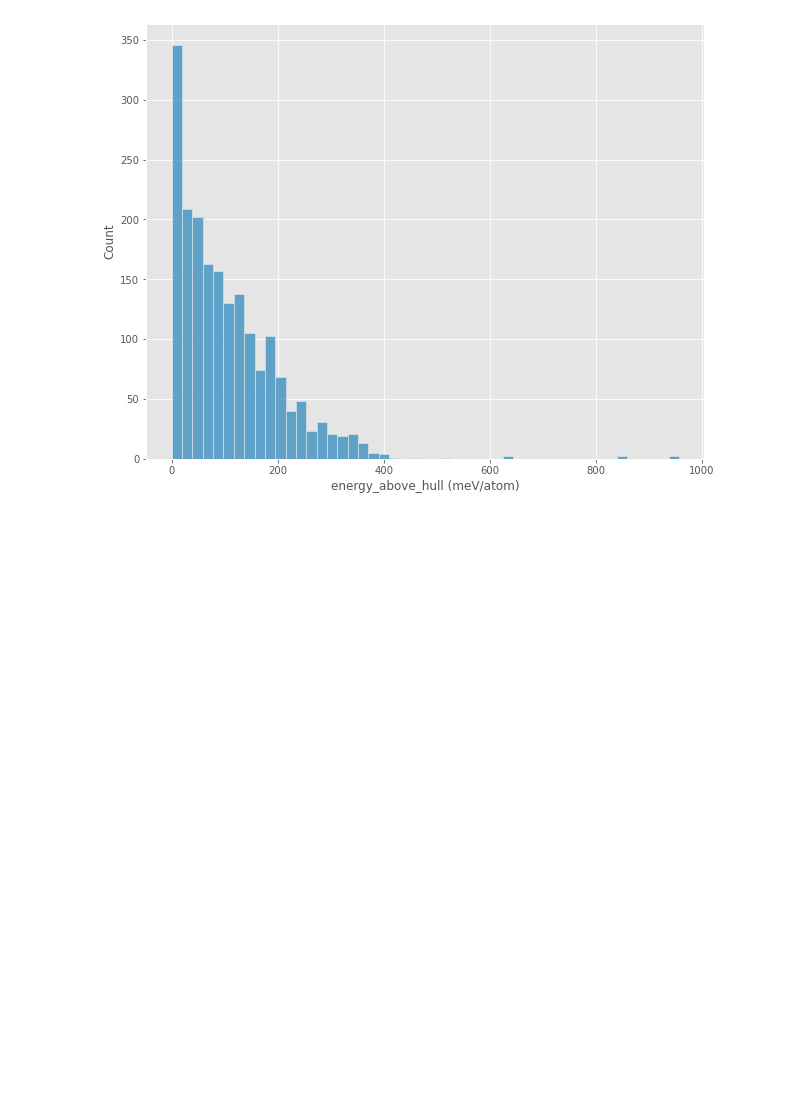
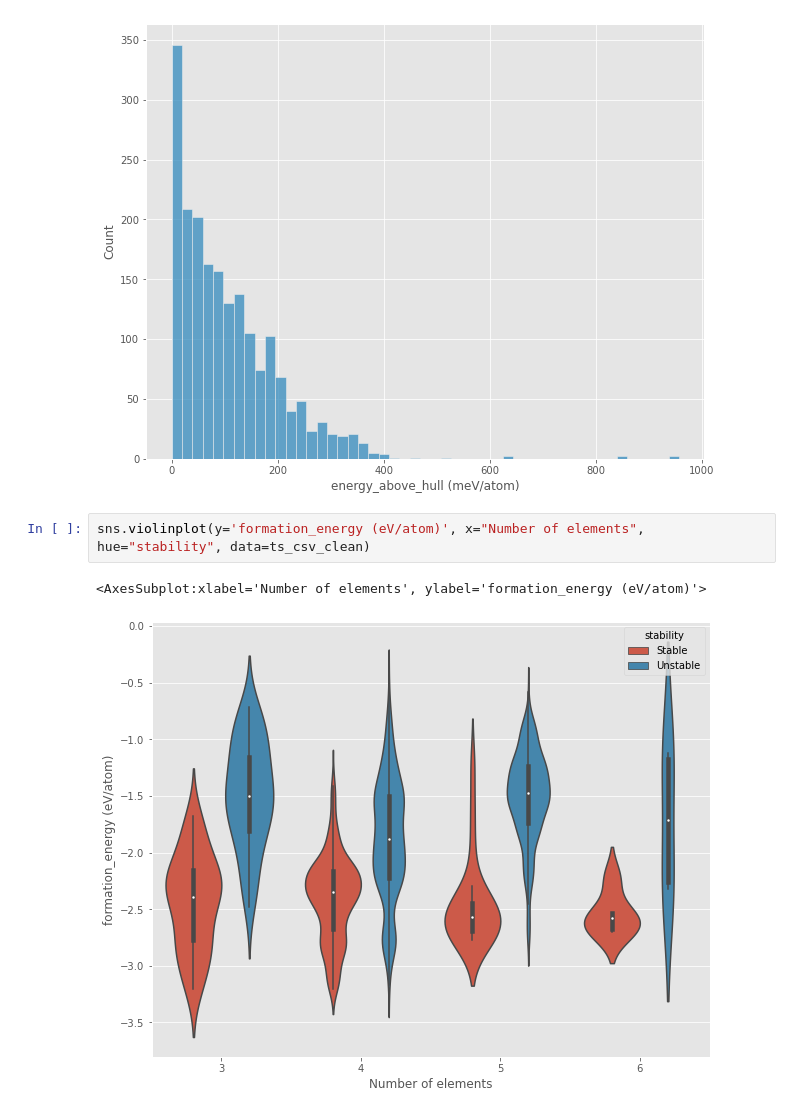
Before and after one commit to ncsu-libraries-data-vis/mi-reu-2021, a Jupyter notebook: Workshop_3_Cleaning_Manipulating_and_Exploring_Data_with_Pandas.ipynb, the cells around one changed output. Cells and saved outputs as stored; diff of their text form; blank space fills up the shorter version.

Commit message:
added new graph with seaborn

```diff
--- a/Workshop_3_Cleaning_Manipulating_and_Exploring_Data_with_Pandas.ipynb
+++ b/Workshop_3_Cleaning_Manipulating_and_Exploring_Data_with_Pandas.ipynb
@@ -428,3 +426,8 @@ sns.histplot(ts_csv_clean['energy_above_hull (meV/atom)'])
 # %% [output]
 <AxesSubplot:xlabel='energy_above_hull (meV/atom)', ylabel='Count'>
 [figure]
+# %%
+sns.violinplot(y='formation_energy (eV/atom)', x="Number of elements", hue="stability", data=ts_csv_clean)
+# %% [output]
+<AxesSubplot:xlabel='Number of elements', ylabel='formation_energy (eV/atom)'>
+[figure, added]
```
Also changed, not shown: parts of 6 cells of this notebook.
